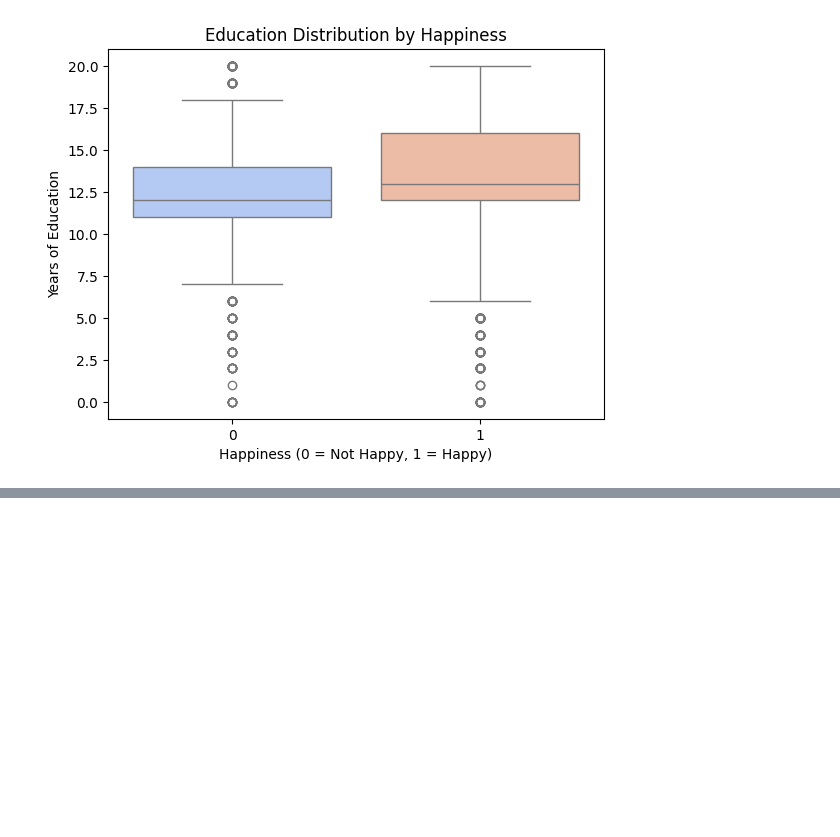
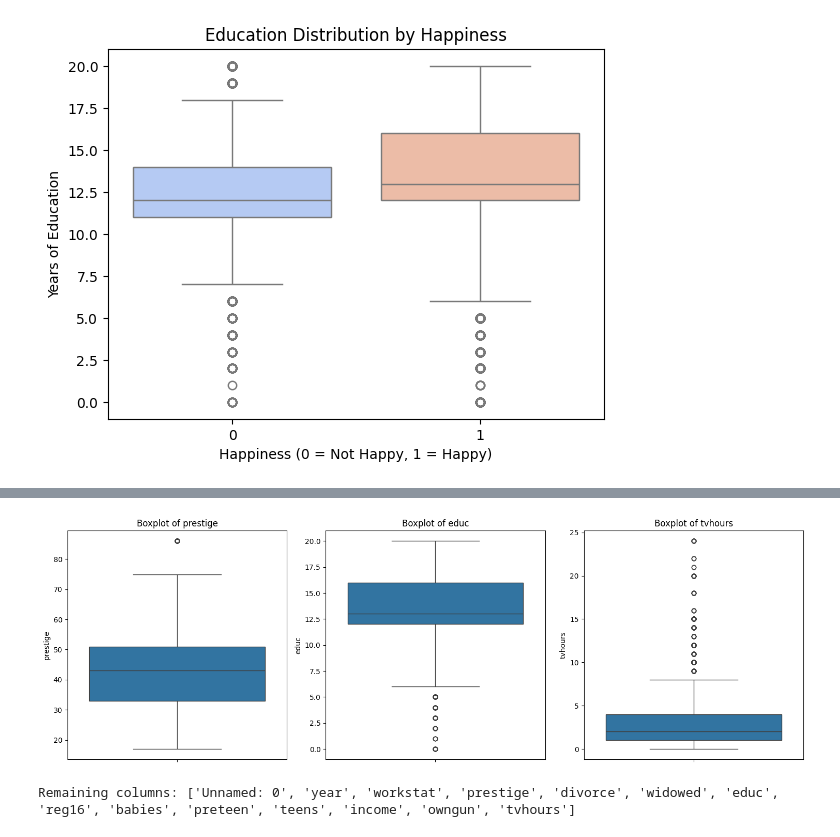
Before and after one commit to karmaaazine/happiness_ML, a Jupyter notebook: happiness-predector.ipynb, the cells around one changed output, grey strips where cells are left out. Cells and saved outputs as stored; diff of their text form; code cells hidden in the pictures; blank space fills up the shorter version.

```diff
--- a/happiness-predector.ipynb
+++ b/happiness-predector.ipynb
@@ -265,3 +265,10 @@ Passing `palette` without assigning `hue` is deprecated and will be removed in v
 
   sns.boxplot(x='happy_binary', y='educ', data=df, palette='coolwarm')
 [figure]
+# %%
+# Convert 'educ' and 'income' to numeric, forcing errors to NaN
+df['educ'] = pd.to_numeric(df['educ'], errors='coerce')
+df['income'] = pd.to_numeric(df['income'], errors='coerce')
+
+# Check the data types again
+print(df[['educ', 'income']].dtypes)
@@ -267,0 +322,35 @@ Passing `palette` without assigning `hue` is deprecated and will be removed in v
+# %%
+# Boxplots for numerical features
+plt.figure(figsize=(15, 5))
+for i, col in enumerate(['prestige', 'educ', 'tvhours']):
+    plt.subplot(1, 3, i+1)
+    sns.boxplot(y=col, data=df)
+    plt.title(f'Boxplot of {col}')
+plt.tight_layout()
+plt.show()
+# %% [output]
+[figure, added]
+# %%
+# Separate features and target
+X = df.drop(['happy', 'happy_binary'], axis=1)
+y = df['happy_binary']
+
+# Identify categorical and numerical columns
+categorical_cols = X.select_dtypes(include=['object']).columns
+numerical_cols = X.select_dtypes(include=['int64', 'float64']).columns
+
+# List of columns to potentially drop
+cols_to_drop = ["attend", "vhappy", "mothfath16", "black", "gwbush04",
+               "female", "blackfemale", "gwbush00", "occattend", "regattend",
+               "y94", "y96", "y98", "y00", "y02", "y04", "y06", "unem10","region"]
+
+# Only drop columns that actually exist in X
+cols_to_drop = [col for col in cols_to_drop if col in X.columns]
+
+# Now safely drop the columns
+X = X.drop(cols_to_drop, axis=1)
+
+# Verify the remaining columns
+print("Remaining columns:", X.columns.tolist())
+# %% [output]
+Remaining columns: ['Unnamed: 0', 'year', 'workstat', 'prestige', 'divorce', 'widowed', 'educ', 'reg16', 'babies', 'preteen', 'teens', 'income', 'owngun', 'tvhours']
```
Also changed, not shown: parts of 2 cells of this notebook.
